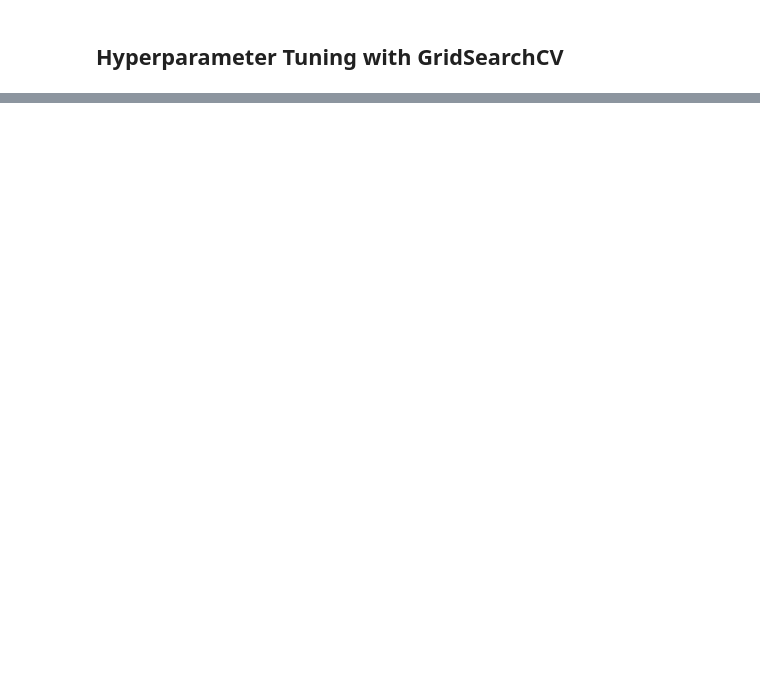
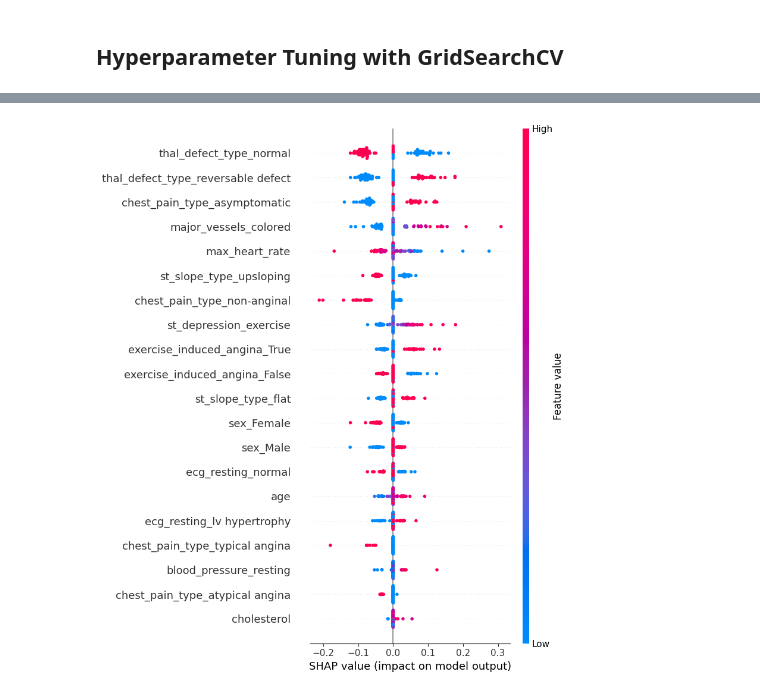
Before and after one commit to PaoloWalsh/medical-diagnosis-aid, a Jupyter notebook: notebooks/heart-data-machine-learning.ipynb, the cells around one changed output, grey strips where cells are left out. Cells and saved outputs as stored; diff of their text form; code cells hidden in the pictures; blank space fills up the shorter version.

```diff
--- a/notebooks/heart-data-machine-learning.ipynb
+++ b/notebooks/heart-data-machine-learning.ipynb
@@ -423,0 +518,10 @@ Logistic Regression (0.762)
+# %%
+import shap
+
+explainer = shap.KernelExplainer(best_log_model.predict, shap.kmeans(X_train_scaled, 10), feature_names=X_train_scaled_df.columns)
+shap_values = explainer.shap_values(X_test_scaled)
+# print(shap_values)
+# %%
+shap.summary_plot(shap_values, X_test_scaled, feature_names=X_train.columns)
+# %% [output]
+[figure, added]
```
Also changed, not shown: parts of 18 cells of this notebook.
